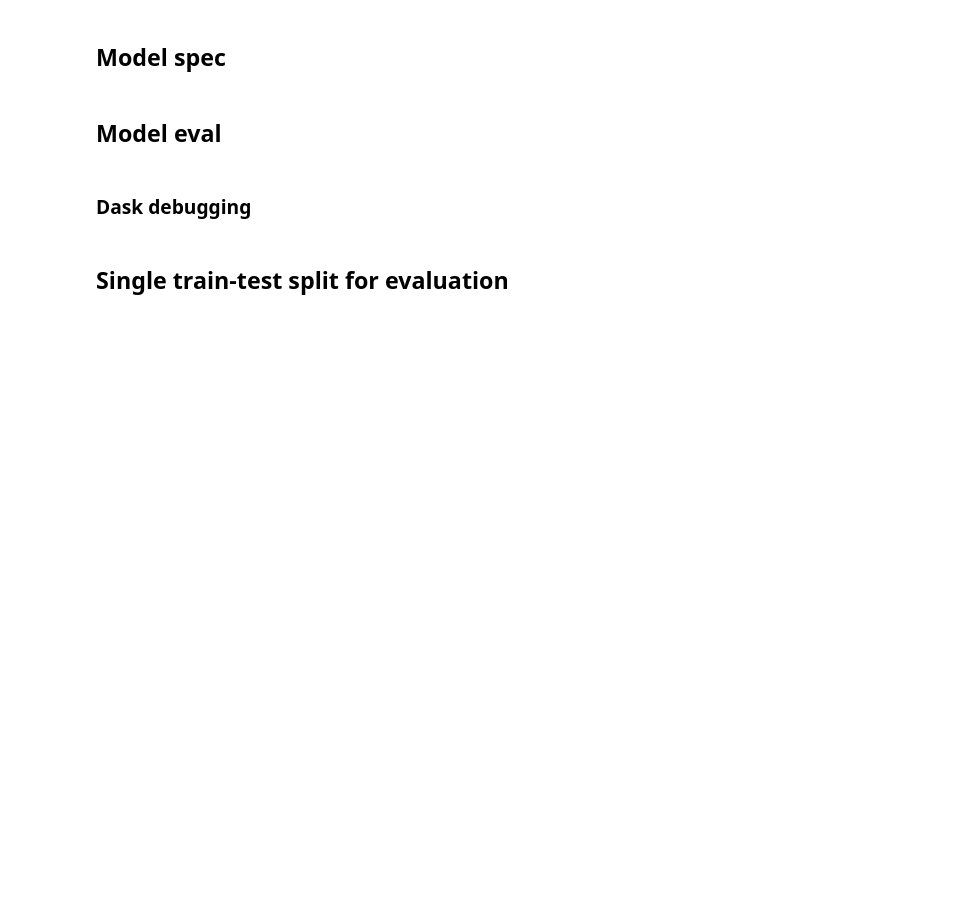
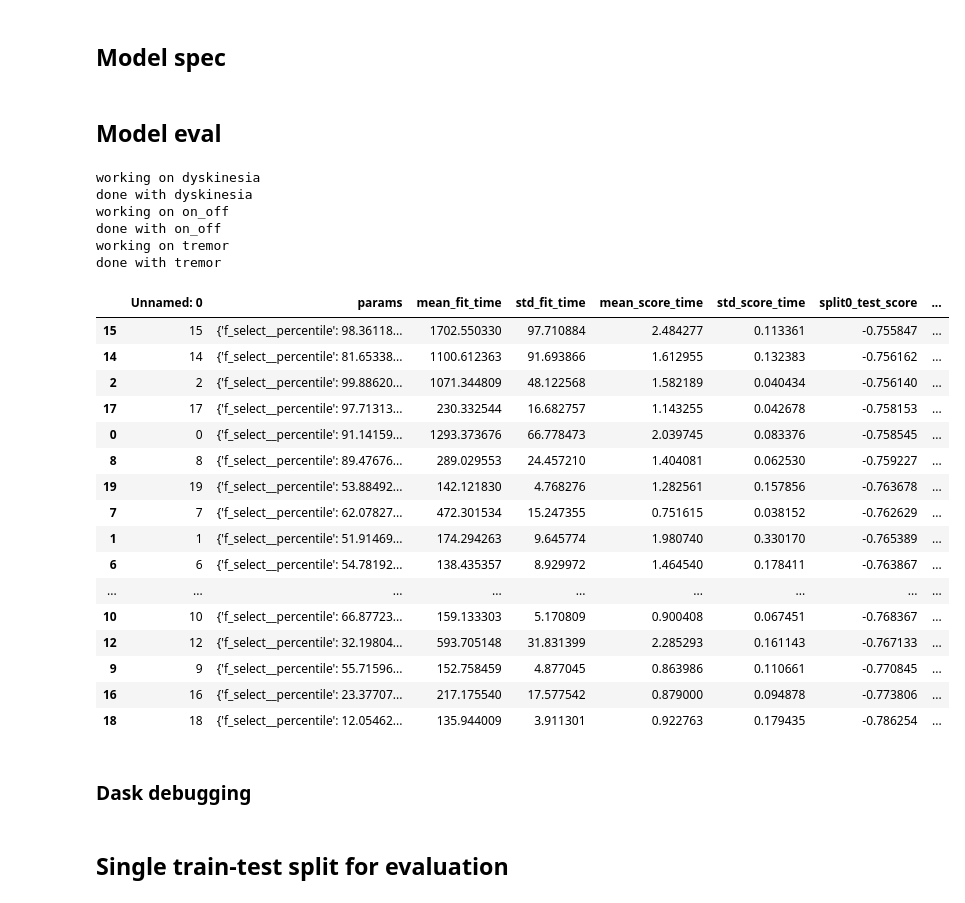
Before and after one commit to huangy6/beat_pd, a Jupyter notebook: Predictions.ipynb, the cells around one changed output. Cells and saved outputs as stored; diff of their text form; code cells hidden in the pictures; blank space fills up the shorter version.

```diff
--- a/Predictions.ipynb
+++ b/Predictions.ipynb
@@ -131,9 +119,7 @@ for label in ['dyskinesia', 'on_off', 'tremor']:
     y = df.loc[labeled_samps.index, label].astype('int')
     X = labeled_samps.drop(columns=[*label_cols, *id_cols])
 
-    X_p, y_p = client.persist([X, y])
-
-    search = RandomizedSearchCV(pipe, param_grid, n_iter=100, scoring=metric, cv=cv, refit=False, scheduler=client)
+    search = RandomizedSearchCV(pipe, param_grid, n_iter=20, scoring=metric, cv=cv, refit=False, scheduler=client)
     cv_fit = search.fit(X, y)
     cv_results = pd.DataFrame(cv_fit.cv_results_)
 
@@ -146,14 +132,47 @@ for label in ['dyskinesia', 'on_off', 'tremor']:
     print(f'done with {label}')
 
 
-    cluster = SLURMCluster(queue='short',
-                           cores=4,
-                           memory='28gB',
-                           walltime='4:00:00',
-                           death_timeout=60,
-                          )
-    client = Client(cluster)
-    cluster.adapt(minimum=0, maximum=200, wait_count=20)
+    try:
+        cluster.close()
+        client.close()
+    except NameError:
+        pass
+    finally:
+        cluster = SLURMCluster(queue='short',
+                               cores=4,
+                               memory='18gB',
+                               walltime='4:00:00',
+                               death_timeout=60,
+                              )
+        client = Client(cluster)
+        cluster.adapt(minimum=0, maximum=200, wait_count=5)
+# %% [output]
+working on dyskinesia
+done with dyskinesia
+working on on_off
+done with on_off
+working on tremor
+done with tremor
+# %%
+cv_results.sort_values('rank_test_score')
+# %% [output]
+|  | Unnamed: 0 | params | mean_fit_time | std_fit_time | mean_score_time | std_score_time | split0_test_score | ... |
+| 15 | 15 | {'f_select__percentile': 98.36118... | 1702.550330 | 97.710884 | 2.484277 | 0.113361 | -0.755847 | ... |
+| 14 | 14 | {'f_select__percentile': 81.65338... | 1100.612363 | 91.693866 | 1.612955 | 0.132383 | -0.756162 | ... |
+| 2 | 2 | {'f_select__percentile': 99.88620... | 1071.344809 | 48.122568 | 1.582189 | 0.040434 | -0.756140 | ... |
+| 17 | 17 | {'f_select__percentile': 97.71313... | 230.332544 | 16.682757 | 1.143255 | 0.042678 | -0.758153 | ... |
+| 0 | 0 | {'f_select__percentile': 91.14159... | 1293.373676 | 66.778473 | 2.039745 | 0.083376 | -0.758545 | ... |
+| 8 | 8 | {'f_select__percentile': 89.47676... | 289.029553 | 24.457210 | 1.404081 | 0.062530 | -0.759227 | ... |
+| 19 | 19 | {'f_select__percentile': 53.88492... | 142.121830 | 4.768276 | 1.282561 | 0.157856 | -0.763678 | ... |
+| 7 | 7 | {'f_select__percentile': 62.07827... | 472.301534 | 15.247355 | 0.751615 | 0.038152 | -0.762629 | ... |
+| 1 | 1 | {'f_select__percentile': 51.91469... | 174.294263 | 9.645774 | 1.980740 | 0.330170 | -0.765389 | ... |
+| 6 | 6 | {'f_select__percentile': 54.78192... | 138.435357 | 8.929972 | 1.464540 | 0.178411 | -0.763867 | ... |
+| ... | ... | ... | ... | ... | ... | ... | ... | ... |
+| 10 | 10 | {'f_select__percentile': 66.87723... | 159.133303 | 5.170809 | 0.900408 | 0.067451 | -0.768367 | ... |
+| 12 | 12 | {'f_select__percentile': 32.19804... | 593.705148 | 31.831399 | 2.285293 | 0.161143 | -0.767133 | ... |
+| 9 | 9 | {'f_select__percentile': 55.71596... | 152.758459 | 4.877045 | 0.863986 | 0.110661 | -0.770845 | ... |
+| 16 | 16 | {'f_select__percentile': 23.37707... | 217.175540 | 17.577542 | 0.879000 | 0.094878 | -0.773806 | ... |
+| 18 | 18 | {'f_select__percentile': 12.05462... | 135.944009 | 3.911301 | 0.922763 | 0.179435 | -0.786254 | ... |
 # %% [markdown]
 ### Dask debugging
 # %%
```
Also changed, not shown: parts of 10 cells of this notebook, 13 other files.
